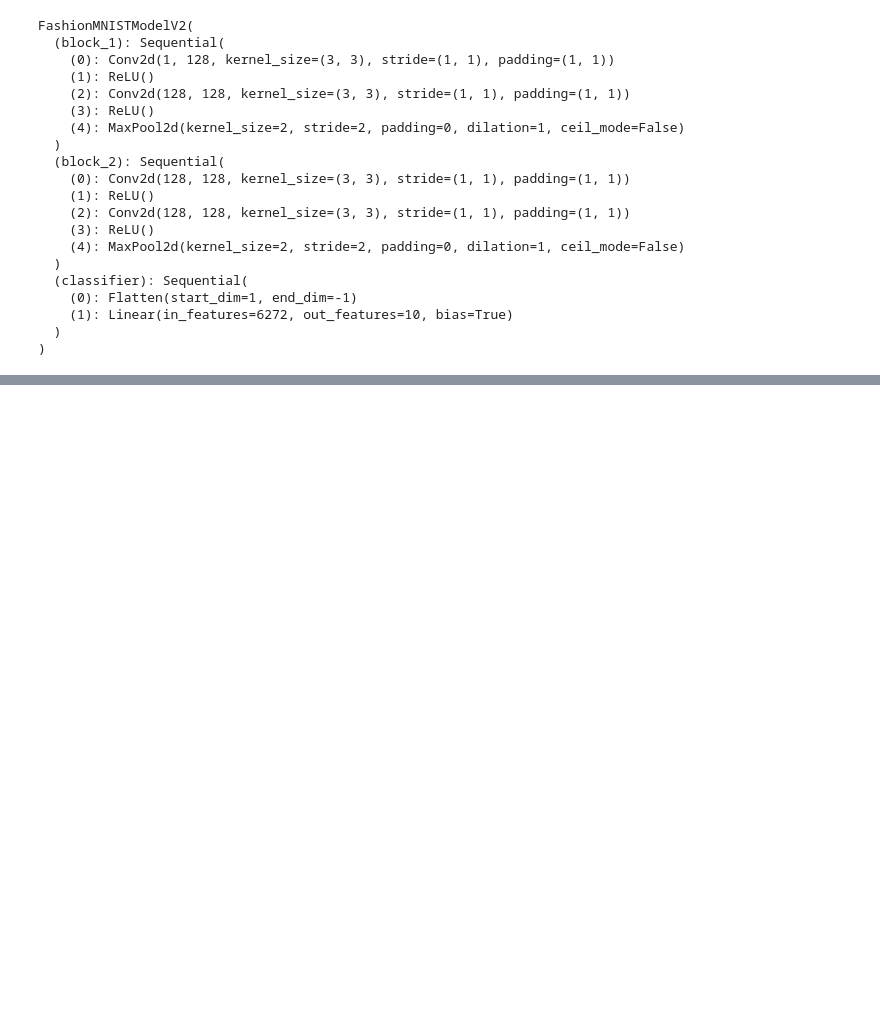
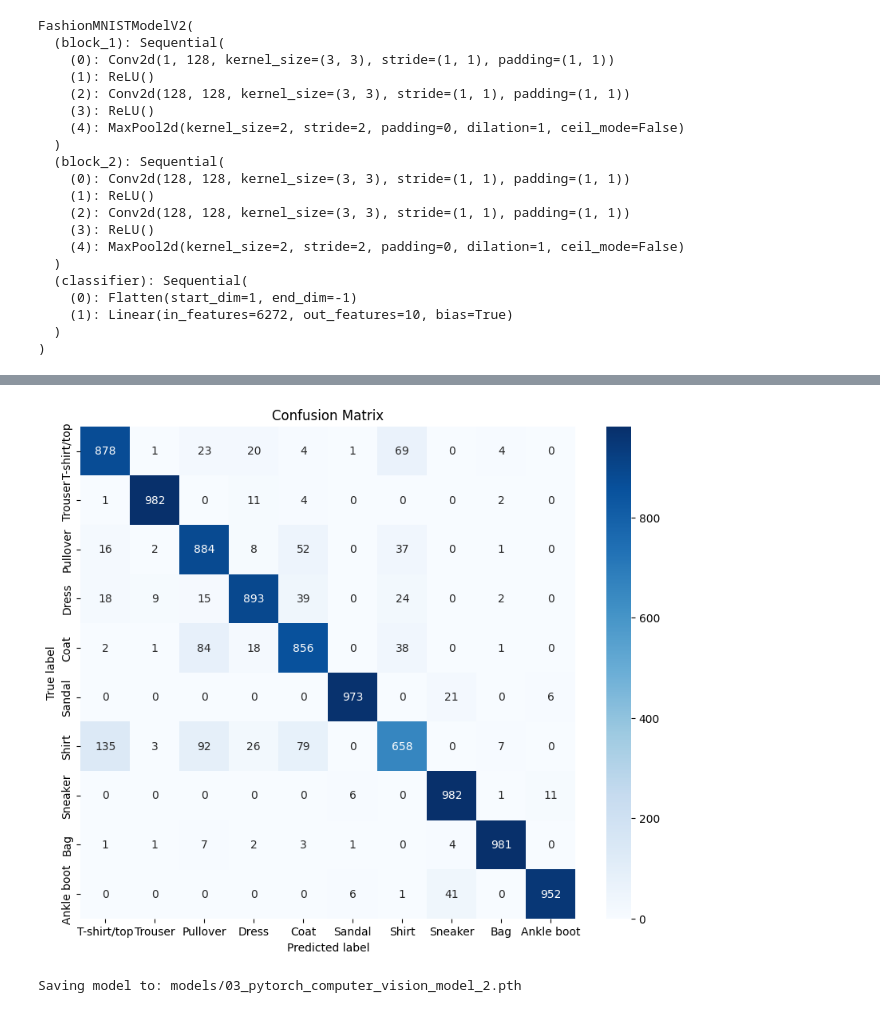
Before and after one commit to mehraj-alom/pytorch, a Jupyter notebook: cvandcnn.ipynb, the cells around one changed output, grey strips where cells are left out. Cells and saved outputs as stored; diff of their text form; code cells hidden in the pictures; blank space fills up the shorter version.

```diff
--- a/cvandcnn.ipynb
+++ b/cvandcnn.ipynb
@@ -597,0 +685,46 @@ model_2_results
+# %%
+from sklearn.metrics import confusion_matrix
+import seaborn as sns
+import matplotlib.pyplot as plt
+
+y_true = []
+y_pred = []
+model_2.eval().to(device)
+with torch.inference_mode():
+    for X, y in test_DataLoader:
+        X, y = X.to(device), y.to(device)
+        y_logits = model_2(X)
+        y_pred_labels = torch.argmax(y_logits, dim=1)
+        y_true.append(y.cpu())
+        y_pred.append(y_pred_labels.cpu())
+
+y_true = torch.cat(y_true)
+y_pred = torch.cat(y_pred)
+
+
+cm = confusion_matrix(y_true, y_pred)
+
+
+plt.figure(figsize=(10, 8))
+sns.heatmap(cm, annot=True, fmt='d', cmap='Blues', xticklabels=class_names, yticklabels=class_names)
+plt.xlabel('Predicted label')
+plt.ylabel('True label')
+plt.title('Confusion Matrix')
+plt.show()
+# %% [output]
+[figure, added]
+# %%
+from pathlib import Path
+
+MODEL_PATH = Path("models")
+MODEL_PATH.mkdir(parents=True,
+                 exist_ok=True)
+
+
+MODEL_NAME = "03_pytorch_computer_vision_model_2.pth"
+MODEL_SAVE_PATH = MODEL_PATH / MODEL_NAME
+print(f"Saving model to: {MODEL_SAVE_PATH}")
+torch.save(obj=model_2.state_dict(),
+           f=MODEL_SAVE_PATH)
+# %% [output]
+Saving model to: models/03_pytorch_computer_vision_model_2.pth
```
Also changed, not shown: parts of 11 cells of this notebook.
